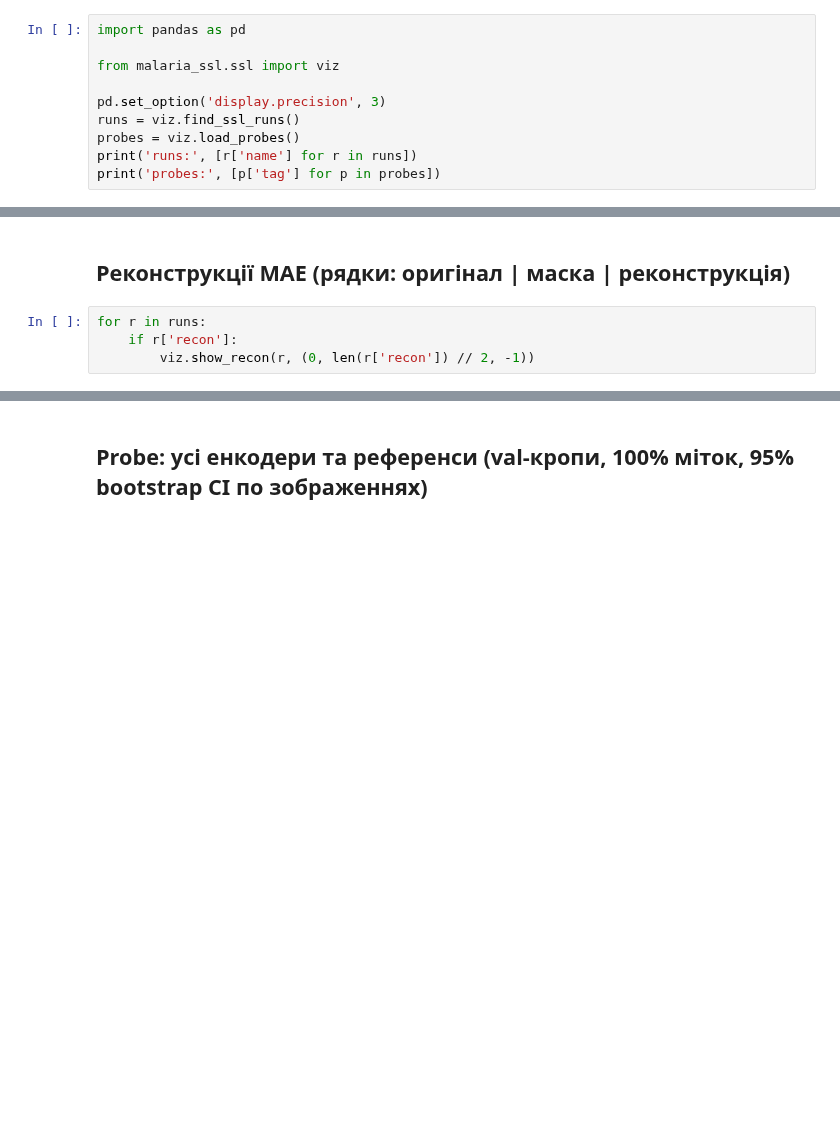
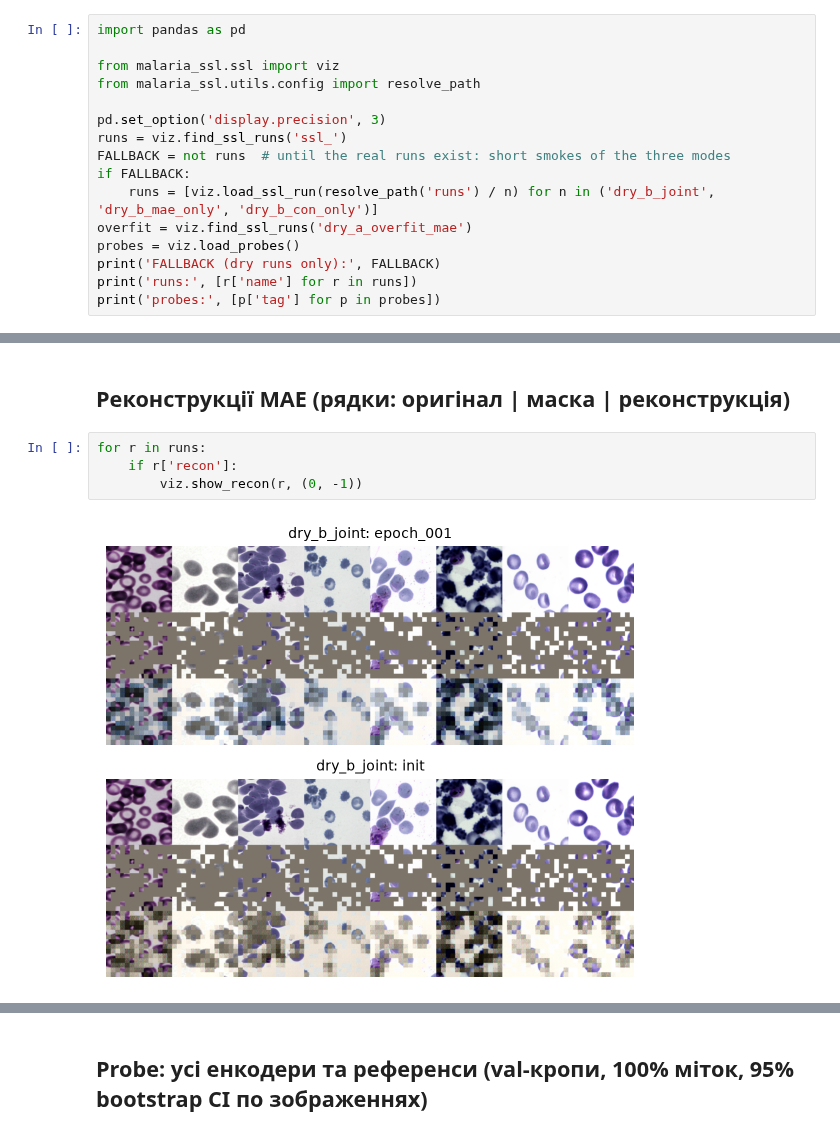
Before and after one commit to Daito6/malaria-ssl-detr, a Jupyter notebook: notebooks/03_ssl_analysis.ipynb, the cells around one changed output, grey strips where cells are left out. Cells and saved outputs as stored; diff of their text form; blank space fills up the shorter version.

```diff
--- a/notebooks/03_ssl_analysis.ipynb
+++ b/notebooks/03_ssl_analysis.ipynb
@@ -14,9 +16,15 @@ python scripts/probe.py --ref imagenet
 import pandas as pd
 
 from malaria_ssl.ssl import viz
+from malaria_ssl.utils.config import resolve_path
 
 pd.set_option('display.precision', 3)
-runs = viz.find_ssl_runs()
+runs = viz.find_ssl_runs('ssl_')
+FALLBACK = not runs  # until the real runs exist: short smokes of the three modes
+if FALLBACK:
+    runs = [viz.load_ssl_run(resolve_path('runs') / n) for n in ('dry_b_joint', 'dry_b_mae_only', 'dry_b_con_only')]
+overfit = viz.find_ssl_runs('dry_a_overfit_mae')
 probes = viz.load_probes()
+print('FALLBACK (dry runs only):', FALLBACK)
 print('runs:', [r['name'] for r in runs])
 print('probes:', [p['tag'] for p in probes])
@@ -47,4 +69,6 @@ viz.plot_light_probe(runs, 'auprc_infected');
 # %%
 for r in runs:
     if r['recon']:
-        viz.show_recon(r, (0, len(r['recon']) // 2, -1))
+        viz.show_recon(r, (0, -1))
+# %% [output]
+[figure, added]
```
Also changed, not shown: parts of 14 cells of this notebook, 4 other files.
